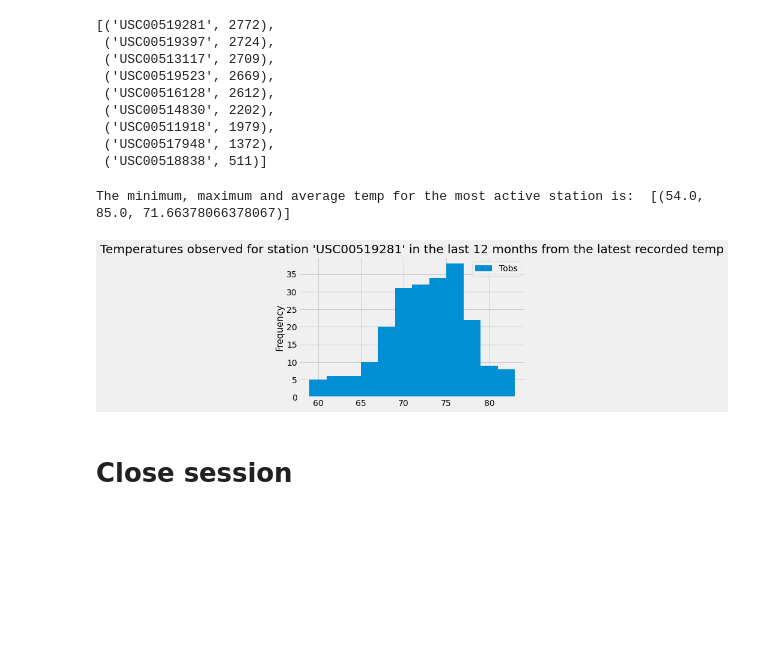
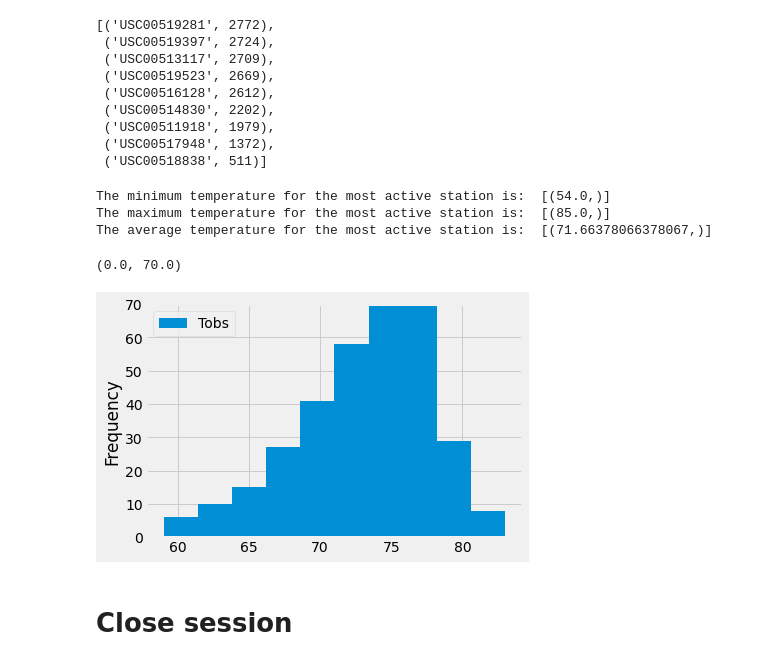
Before and after one commit to Tab-835/sqlalchemy-challenge, a Jupyter notebook: Climate.ipynb, the cells around one changed output. Drawn from its saved outputs; the diff is of its cells as text; code cells hidden in the pictures; blank space fills up the shorter version.

```diff
--- a/Climate.ipynb
+++ b/Climate.ipynb
@@ -44,15 +50,11 @@ session = Session(engine)
 # Starting from the most recent data point in the database.
 
 # Calculate the date one year from the last date in data set.
-latest_dt = session.query(Measurement.date).order_by(Measurement.date.desc()).first()
-print("Latest date in the database: " , latest_dt)
-
-year_ago = dt.date(2017, 8, 23) - dt.timedelta(days = 365)
-print("Date one year ago is: ", year_ago)
+year_from_last = dt.date(2017,8,23) - dt.timedelta(days=365)
+print(year_from_last)
 
 # Perform a query to retrieve the data and precipitation scores
-m_prcp = session.query(Measurement.prcp, Measurement.date).\
-    filter(Measurement.date > '2016-08-23').\
+data_prcp_scores = session.query(Measurement.date, Measurement.prcp).\
+    filter(Measurement.date >= year_from_last).\
         order_by(Measurement.date).all()
-m_prcp
 # %% [output]
@@ -130,34 +125,37 @@ stations
  ('USC00518838', 511)]
 # %%
 # Using the most active station id from the previous query, calculate the lowest, highest, and average temperature.
-temp_active_station = session.query(func.min(Measurement.tobs), func.Max(Measurement.tobs),\
-    func.avg(Measurement.tobs)).\
-        filter(Measurement.station == 'USC00519281').all()
+most_active_station_min = session.query(func.min(Measurement.tobs)).\
+    filter(Measurement.station == 'USC00519281').all()
 
-print("The minimum, maximum and average temp for the most active station is: ", temp_active_station)
+most_active_station_max = session.query(func.max(Measurement.tobs)).\
+    filter(Measurement.station == 'USC00519281').all()
+
+most_active_station_avg = session.query(func.avg(Measurement.tobs)).\
+    filter(Measurement.station == 'USC00519281').all()
+
+print("The minimum temperature for the most active station is: ", most_active_station_min)
+print("The maximum temperature for the most active station is: ", most_active_station_max)
+print("The average temperature for the most active station is: ", most_active_station_avg)
 # %% [output]
-The minimum, maximum and average temp for the most active station is:  [(54.0, 85.0, 71.66378066378067)]
+The minimum temperature for the most active station is:  [(54.0,)]
+The maximum temperature for the most active station is:  [(85.0,)]
+The average temperature for the most active station is:  [(71.66378066378067,)]
 # %%
 # Using the most active station id
 # Query the last 12 months of temperature observation data for this station and plot the results as a histogram
-results = session.query(Measurement.tobs).\
-    filter(Measurement.station == 'USC00519281').\
-        filter(Measurement.date >= "2017,8,23").all()
+year_temp = session.query(Measurement.tobs).\
+    filter(Measurement.date >= year_from_last, Measurement.station == 'USC00519281').\
+        order_by(Measurement.tobs).all()
 
-results
+df = pd.DataFrame(year_temp, columns=['Tobs'])
+df.head()
 
-df3 = pd.DataFrame(results, columns = ['Tobs'])
-
-df3.hist(bins=12)
-
-plt.ylabel("Frequency", fontsize=15)
-plt.title("Temperatures observed for station 'USC00519281' in the last 12 months from the latest recorded temp", size=20)
-labels = ["Tobs"]
-plt.legend(labels)
-
-plt.show()
+df.plot.hist(year_temp)
+plt.ylim(0,70)
 # %% [output]
+(0.0, 70.0)
-[figure, old version]
+[figure, new version]
 # %% [markdown]
 # Close session
 # %%
```
Also changed, not shown: parts of 8 cells of this notebook.
